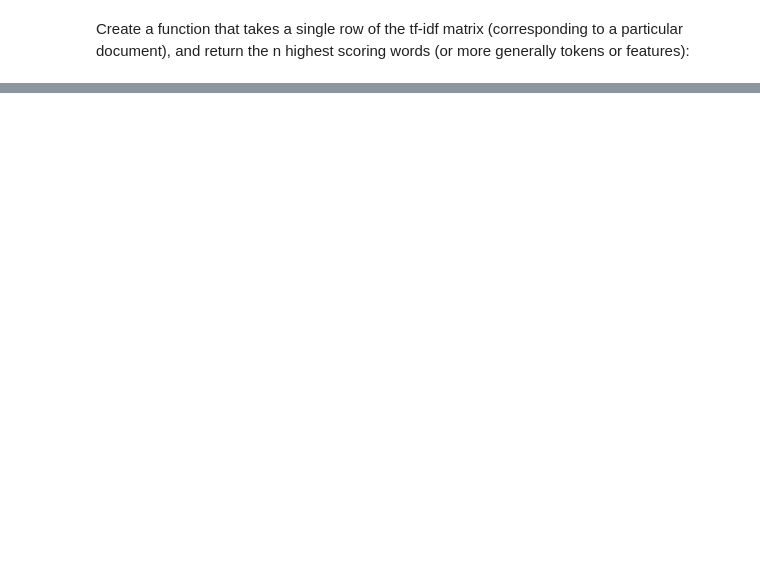
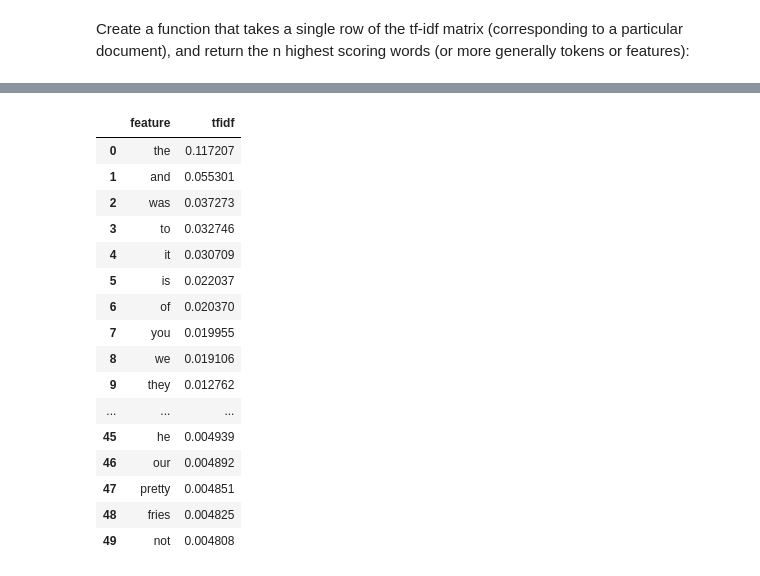
Before and after one commit to g1isgone/mlFinalYelp, a Jupyter notebook: ReviewClassification.ipynb, the cells around one changed output, grey strips where cells are left out. Cells and saved outputs as stored; diff of their text form; code cells hidden in the pictures; blank space fills up the shorter version.

```diff
--- a/ReviewClassification.ipynb
+++ b/ReviewClassification.ipynb
@@ -221,0 +259,6 @@ top_mean_feats(X_train_tfidf,features)
+# %%
+D=X_train_tfidf[:5000].toarray()
+# %%
+D[D <= 0.1] = 0
+# %%
+tfidf_means = np.mean(D, axis=0)
@@ -221,0 +269,20 @@ top_mean_feats(X_train_tfidf,features)
+# %%
+top_tfidf_feats(tfidf_means, features, 50)
+# %% [output]
+|  | feature | tfidf |
+| 0 | the | 0.117207 |
+| 1 | and | 0.055301 |
+| 2 | was | 0.037273 |
+| 3 | to | 0.032746 |
+| 4 | it | 0.030709 |
+| 5 | is | 0.022037 |
+| 6 | of | 0.020370 |
+| 7 | you | 0.019955 |
+| 8 | we | 0.019106 |
+| 9 | they | 0.012762 |
+| ... | ... | ... |
+| 45 | he | 0.004939 |
+| 46 | our | 0.004892 |
+| 47 | pretty | 0.004851 |
+| 48 | fries | 0.004825 |
+| 49 | not | 0.004808 |
```
Also changed, not shown: parts of 55 cells of this notebook.
